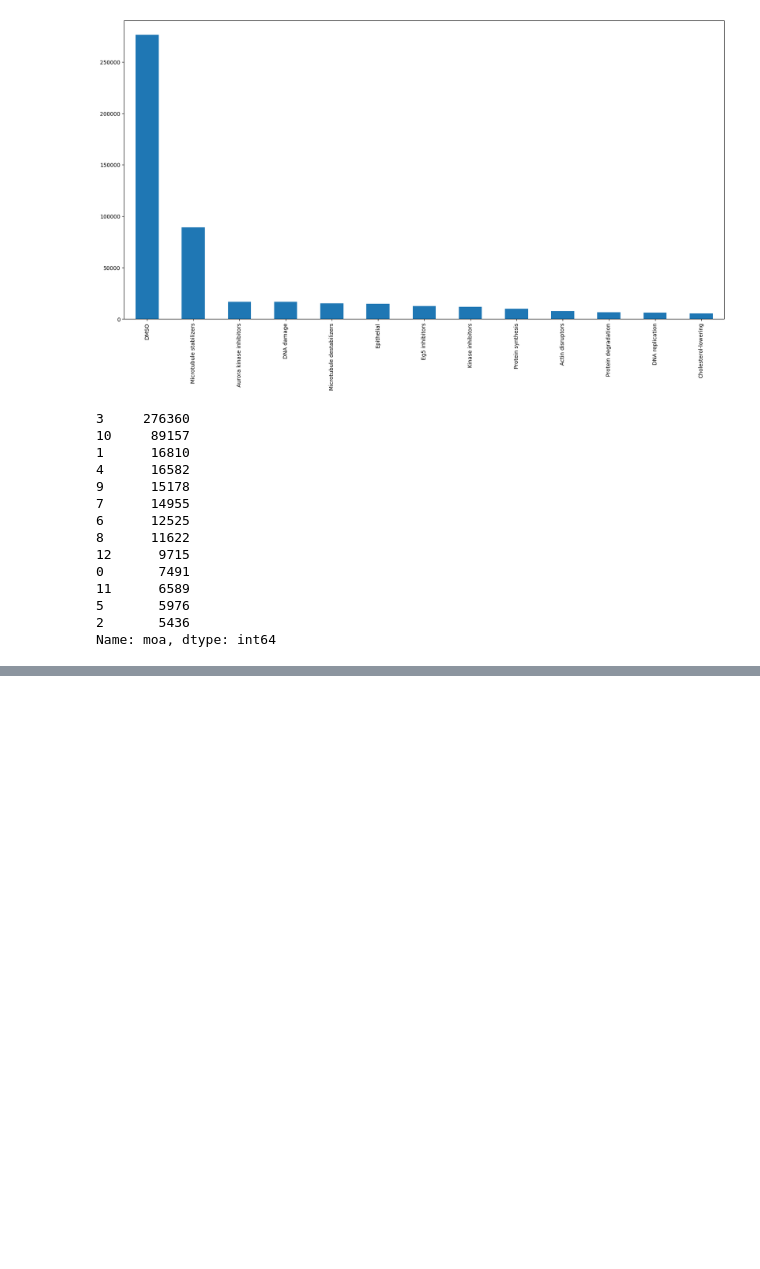
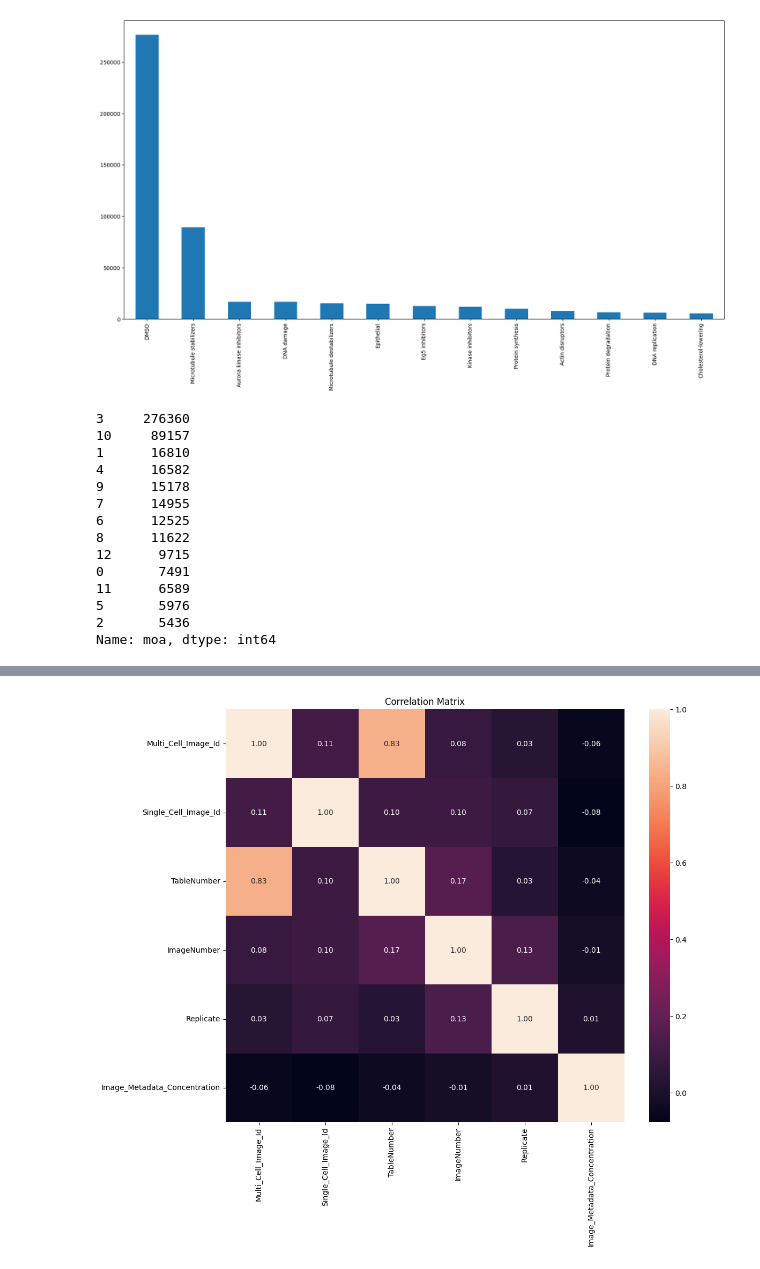
Before and after one commit to Ottohesten/02466-Cell-Profiling, a Jupyter notebook: Exploratory_analysis.ipynb, the cells around one changed output, grey strips where cells are left out. Drawn from its saved outputs; the diff is of its cells as text; code cells hidden in the pictures; blank space fills up the shorter version.

Commit message:
Correlation matrix

```diff
--- a/Exploratory_analysis.ipynb
+++ b/Exploratory_analysis.ipynb
@@ -84,0 +160,16 @@ Name: moa, dtype: int64
+# %%
+import seaborn as sns
+import matplotlib.pyplot as plt
+
+numeric_data = data.select_dtypes(include=[np.number])
+
+# Calculate the correlation matrix
+corr_matrix = numeric_data.corr()
+
+# Draw the heatmap
+plt.figure(figsize=(12, 10))
+sns.heatmap(corr_matrix, annot=True, fmt=".2f")
+plt.title("Correlation Matrix")
+plt.show()
+# %% [output]
+[figure, added]
```
Also changed, not shown: parts of 6 cells of this notebook.
